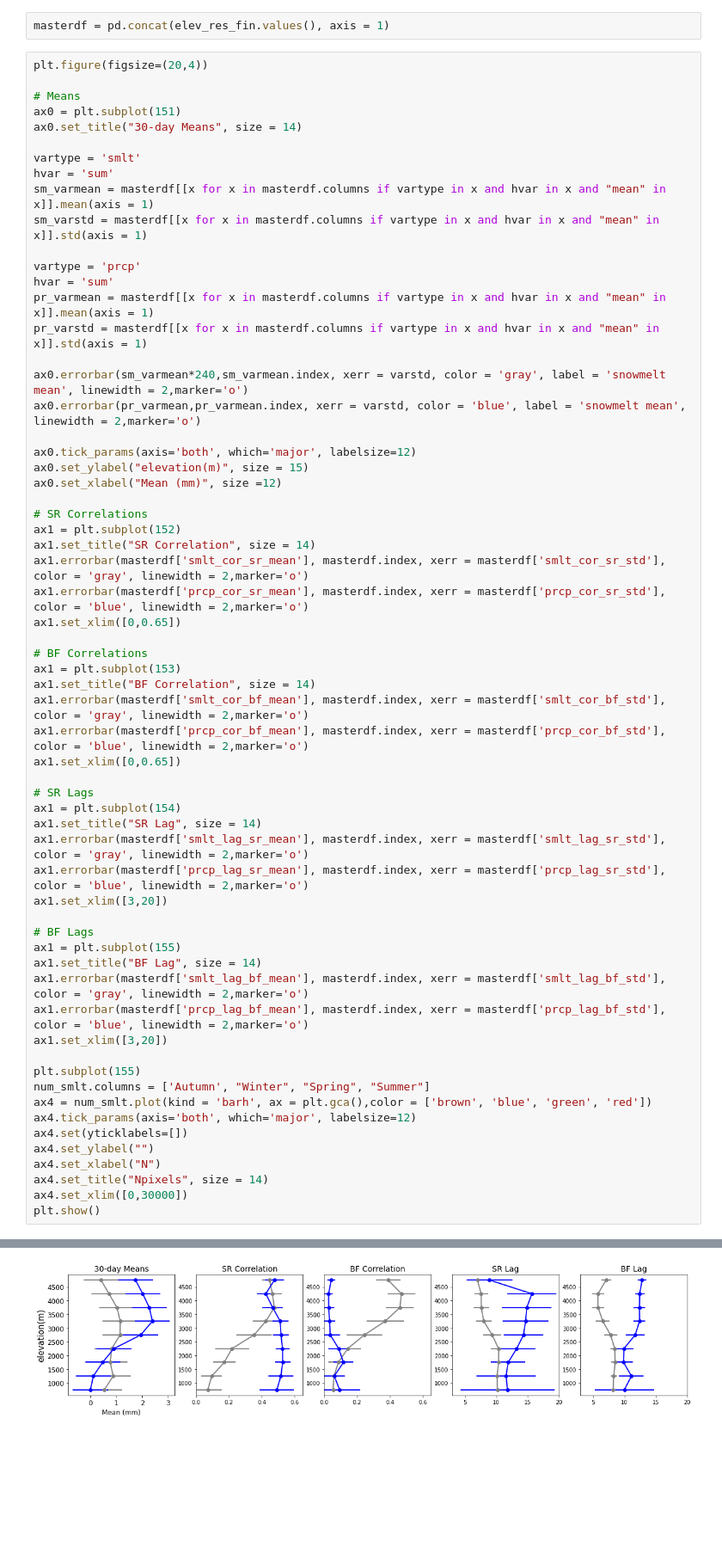
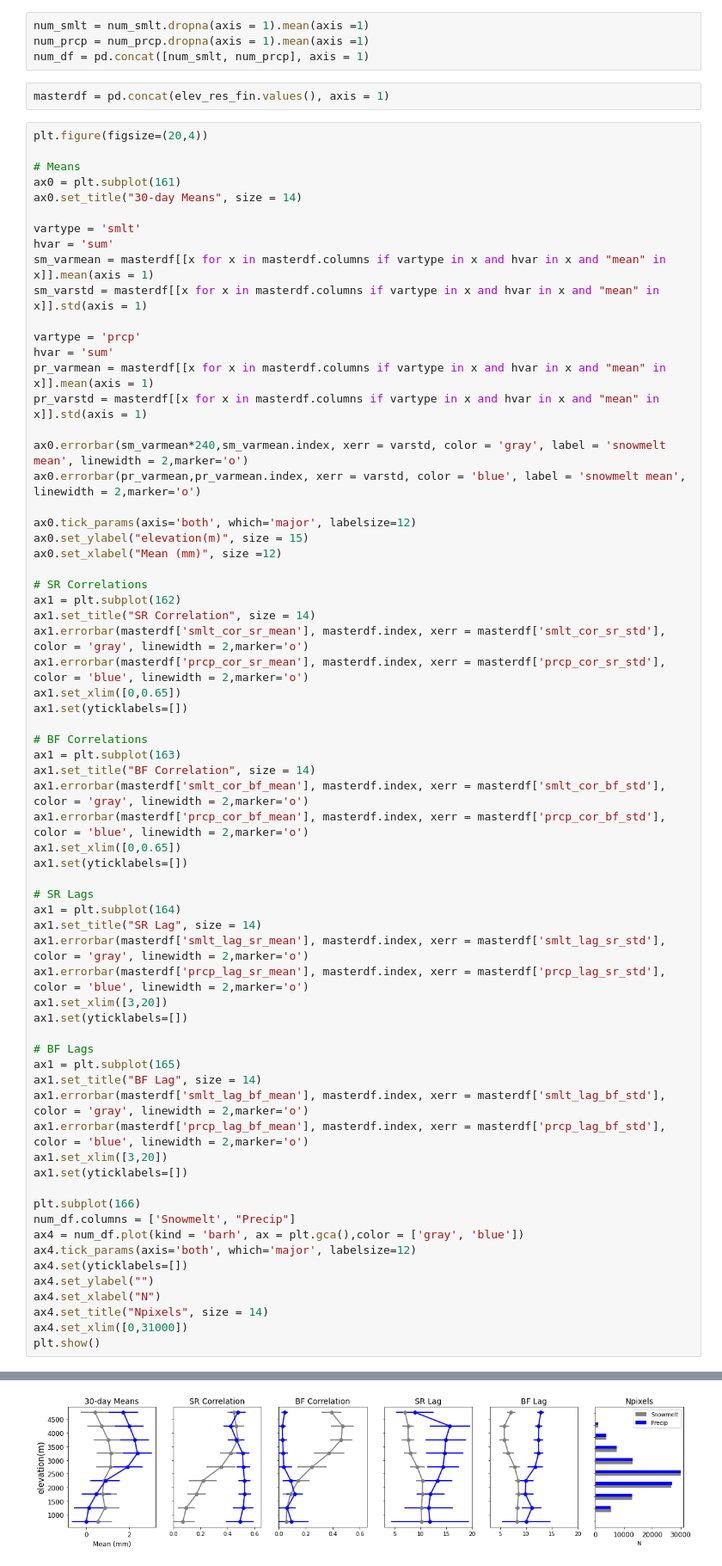
Before and after one commit to kashingtonDC/Baseflow_Source, a Jupyter notebook: code/Moving_Win_Figs.ipynb, the cells around one changed output, grey strips where cells are left out. Shown at 86% size. Cells and saved outputs as stored; diff of their text form; blank space fills up the shorter version.

```diff
--- a/code/Moving_Win_Figs.ipynb
+++ b/code/Moving_Win_Figs.ipynb
@@ -375,10 +401,14 @@ for hvar in ['sum','cor_sr','lag_sr','cor_bf','lag_bf'][:]:
+# %%
+num_smlt = num_smlt.dropna(axis = 1).mean(axis =1)
+num_prcp = num_prcp.dropna(axis = 1).mean(axis =1)
+num_df = pd.concat([num_smlt, num_prcp], axis = 1)
 # %%
 masterdf = pd.concat(elev_res_fin.values(), axis = 1)
 # %%
 plt.figure(figsize=(20,4))
 
 # Means
-ax0 = plt.subplot(151)
+ax0 = plt.subplot(161)
 ax0.set_title("30-day Means", size = 14)
 
 vartype = 'smlt'
@@ -399,41 +429,45 @@ ax0.set_ylabel("elevation(m)", size = 15)
 ax0.set_xlabel("Mean (mm)", size =12)
 
 # SR Correlations
-ax1 = plt.subplot(152)
+ax1 = plt.subplot(162)
 ax1.set_title("SR Correlation", size = 14)
 ax1.errorbar(masterdf['smlt_cor_sr_mean'], masterdf.index, xerr = masterdf['smlt_cor_sr_std'], color = 'gray', linewidth = 2,marker='o')
 ax1.errorbar(masterdf['prcp_cor_sr_mean'], masterdf.index, xerr = masterdf['prcp_cor_sr_std'], color = 'blue', linewidth = 2,marker='o')
 ax1.set_xlim([0,0.65])
+ax1.set(yticklabels=[])
 
 # BF Correlations
-ax1 = plt.subplot(153)
+ax1 = plt.subplot(163)
 ax1.set_title("BF Correlation", size = 14)
 ax1.errorbar(masterdf['smlt_cor_bf_mean'], masterdf.index, xerr = masterdf['smlt_cor_bf_std'], color = 'gray', linewidth = 2,marker='o')
 ax1.errorbar(masterdf['prcp_cor_bf_mean'], masterdf.index, xerr = masterdf['prcp_cor_bf_std'], color = 'blue', linewidth = 2,marker='o')
 ax1.set_xlim([0,0.65])
+ax1.set(yticklabels=[])
 
 # SR Lags
-ax1 = plt.subplot(154)
+ax1 = plt.subplot(164)
 ax1.set_title("SR Lag", size = 14)
 ax1.errorbar(masterdf['smlt_lag_sr_mean'], masterdf.index, xerr = masterdf['smlt_lag_sr_std'], color = 'gray', linewidth = 2,marker='o')
 ax1.errorbar(masterdf['prcp_lag_sr_mean'], masterdf.index, xerr = masterdf['prcp_lag_sr_std'], color = 'blue', linewidth = 2,marker='o')
 ax1.set_xlim([3,20])
+ax1.set(yticklabels=[])
 
 # BF Lags
-ax1 = plt.subplot(155)
+ax1 = plt.subplot(165)
 ax1.set_title("BF Lag", size = 14)
 ax1.errorbar(masterdf['smlt_lag_bf_mean'], masterdf.index, xerr = masterdf['smlt_lag_bf_std'], color = 'gray', linewidth = 2,marker='o')
 ax1.errorbar(masterdf['prcp_lag_bf_mean'], masterdf.index, xerr = masterdf['prcp_lag_bf_std'], color = 'blue', linewidth = 2,marker='o')
 ax1.set_xlim([3,20])
+ax1.set(yticklabels=[])
 
-plt.subplot(155)
-num_smlt.columns = ['Autumn', "Winter", "Spring", "Summer"]
-ax4 = num_smlt.plot(kind = 'barh', ax = plt.gca(),color = ['brown', 'blue', 'green', 'red'])
+plt.subplot(166)
+num_df.columns = ['Snowmelt', "Precip"]
+ax4 = num_df.plot(kind = 'barh', ax = plt.gca(),color = ['gray', 'blue'])
 ax4.tick_params(axis='both', which='major', labelsize=12)
 ax4.set(yticklabels=[])
 ax4.set_ylabel("")
 ax4.set_xlabel("N")
 ax4.set_title("Npixels", size = 14)
-ax4.set_xlim([0,30000])
+ax4.set_xlim([0,31000])
 plt.show()
 # %% [output]
@@ -441,4 +474,4 @@ NameError: name 'num_smlt' is not defined
-[figure, old version]
+[figure, new version]
 # %%
 #  Plot
 
```
Also changed, not shown: parts of 2 cells of this notebook, 1 other file.
